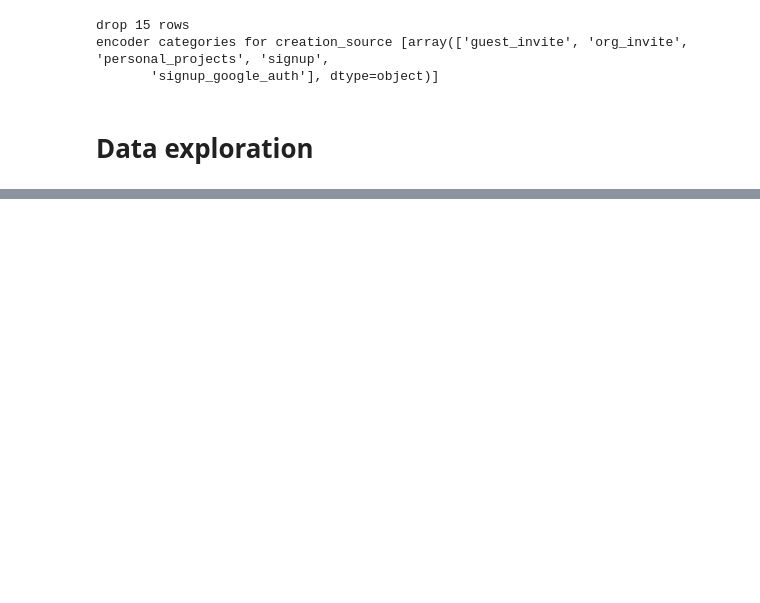
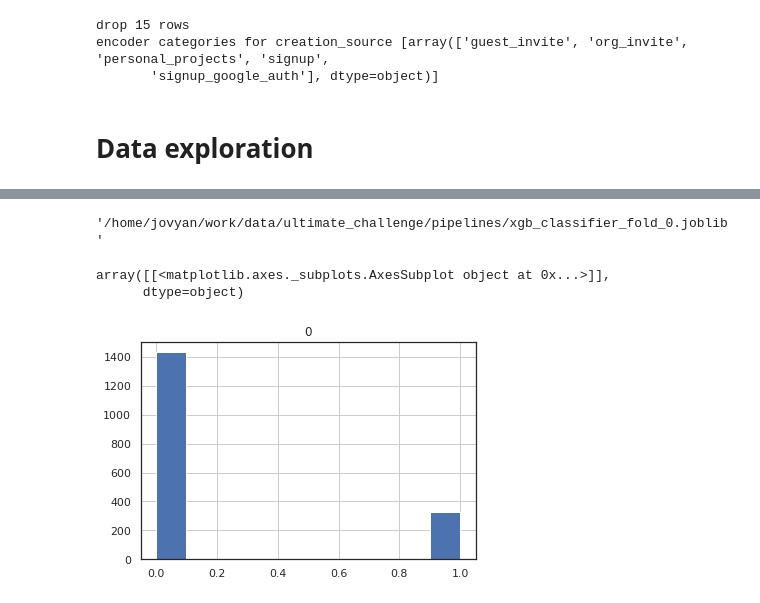
Before and after one commit to skeller88/relax_challenge, a Jupyter notebook: predicting_user_adoption.ipynb, the cells around one changed output, grey strips where cells are left out. Cells and saved outputs as stored; diff of their text form; code cells hidden in the pictures; blank space fills up the shorter version.

```diff
--- a/predicting_user_adoption.ipynb
+++ b/predicting_user_adoption.ipynb
@@ -314,0 +339,4 @@ all_user_data.groupby(['creation_day', 'is_adopted']).count()['count']
+# %%
+all_user_data['invited_by_another_user'] = ~all_user_data['invited_by_user_id'].isnull()
+all_user_data['invited_by_another_user'] = all_user_data['invited_by_another_user'].astype(int)
+all_user_data = all_user_data.drop(['invited_by_user_id'], axis=1)
@@ -314,0 +472,8 @@ all_user_data.groupby(['creation_day', 'is_adopted']).count()['count']
+# %%
+xdf = all_user_data.drop(['is_adopted'], axis=1)
+feature_names = xdf.columns
+x = xdf.values
+y = all_user_data['is_adopted'].values
+
+xtrain, xtest, ytrain, ytest = train_test_split(*[x, y], test_size=.2, stratify=y)
+print(xtrain.shape, xtest.shape, ytrain.shape, ytest.shape)
@@ -314,0 +482,5 @@ all_user_data.groupby(['creation_day', 'is_adopted']).count()['count']
+# %%
+from sklearn.base import clone
+from joblib import dump
+
+pipeline_results = main(xtrain, ytrain)
@@ -314,0 +504,7 @@ all_user_data.groupby(['creation_day', 'is_adopted']).count()['count']
+# %%
+def analyze_classification(pipeline_results):
+    results = [result for result in pipeline_results.values()]
+    return pd.DataFrame(results).sort_values(by='valid_loss')
+
+r = analyze_classification(pipeline_results)
+r
@@ -314,0 +518,13 @@ all_user_data.groupby(['creation_day', 'is_adopted']).count()['count']
+# %%
+r.iloc[2]['pipeline_filepath']
+# %% [output]
+'/home/jovyan/work/data/ultimate_challenge/pipelines/xgb_classifier_fold_0.joblib'
+# %%
+model = load(r.iloc[0]['pipeline_filepath'])
+predicted_probas = model.predict(xtest)
+predicted_classes = np.array([0 if proba < .5 else 1 for proba in predicted_probas])
+pd.DataFrame(predicted_probas).hist()
+# %% [output]
+array([[<matplotlib.axes._subplots.AxesSubplot object at 0x...>]],
+      dtype=object)
+[figure, added]
```
Also changed, not shown: parts of 26 cells of this notebook.
